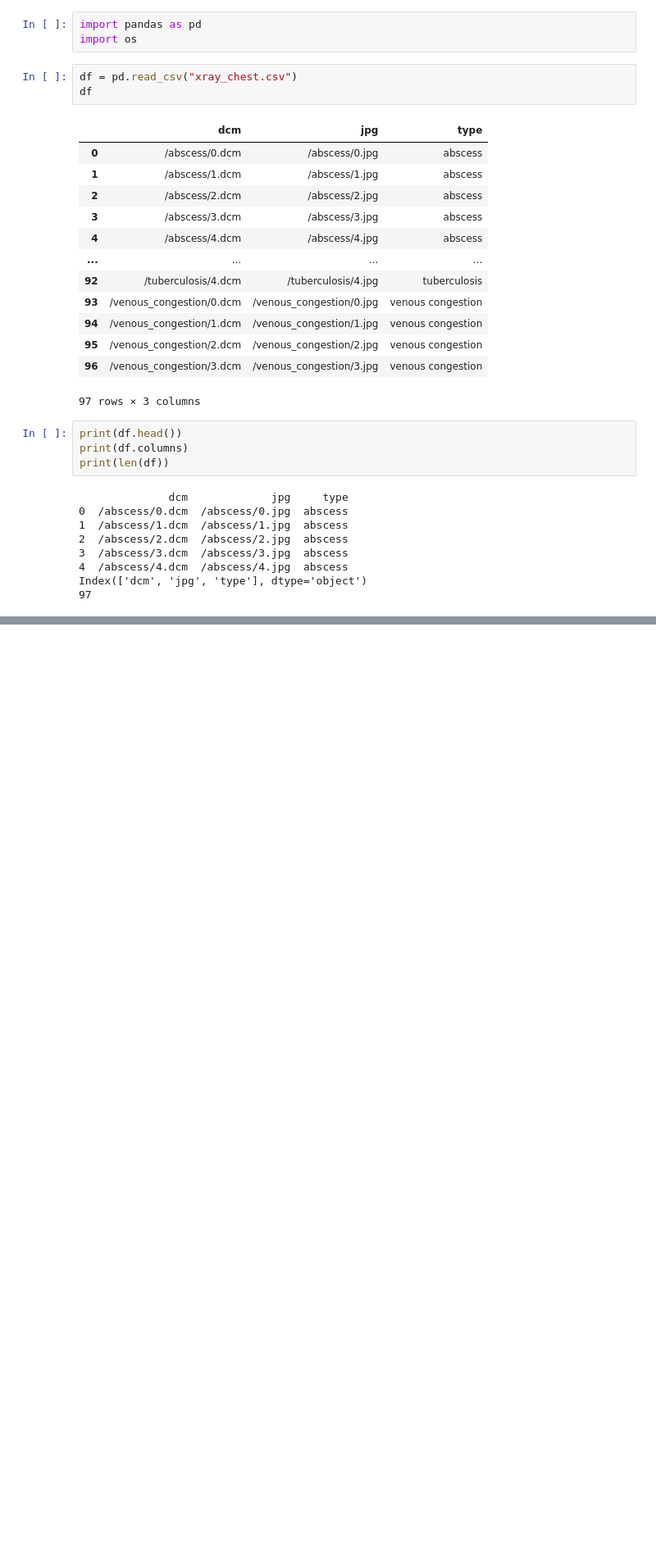
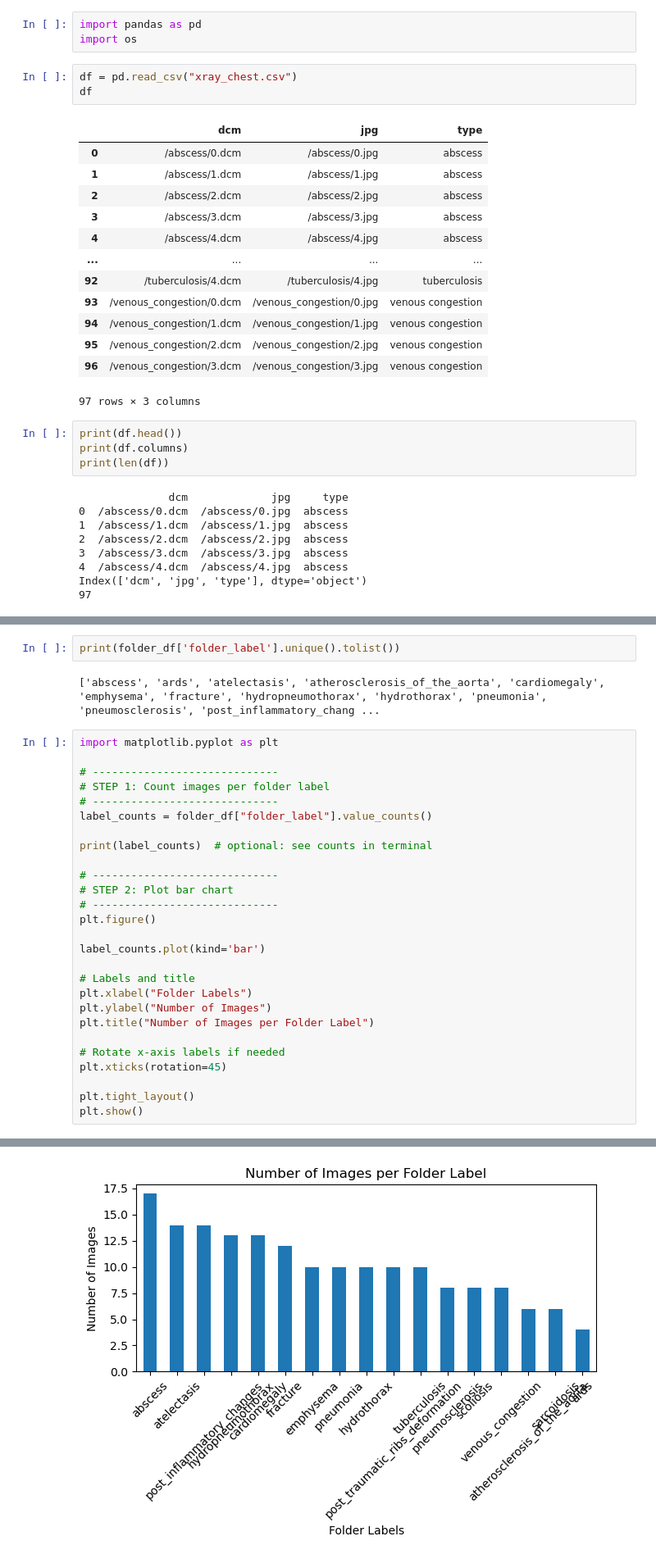
Before and after one commit to rgurung977/cxr-analysis, a Jupyter notebook: Untitled.ipynb, the cells around one changed output, grey strips where cells are left out. Shown at 82% size. Saved outputs shown, nothing was run; the diff lists cells and outputs as text; blank space fills up the shorter version.

```diff
--- a/Untitled.ipynb
+++ b/Untitled.ipynb
@@ -61,0 +285,32 @@ total images in folders: 173
+# %%
+print(folder_df['folder_label'].unique().tolist())
+# %% [output]
+['abscess', 'ards', 'atelectasis', 'atherosclerosis_of_the_aorta', 'cardiomegaly', 'emphysema', 'fracture', 'hydropneumothorax', 'hydrothorax', 'pneumonia', 'pneumosclerosis', 'post_inflammatory_chang ...
+# %%
+import matplotlib.pyplot as plt
+
+# -----------------------------
+# STEP 1: Count images per folder label
+# -----------------------------
+label_counts = folder_df["folder_label"].value_counts()
+
+print(label_counts)  # optional: see counts in terminal
+
+# -----------------------------
+# STEP 2: Plot bar chart
+# -----------------------------
+plt.figure()
+
+label_counts.plot(kind='bar')
+
+# Labels and title
+plt.xlabel("Folder Labels")
+plt.ylabel("Number of Images")
+plt.title("Number of Images per Folder Label")
+
+# Rotate x-axis labels if needed
+plt.xticks(rotation=45)
+
+plt.tight_layout()
+plt.show()
+# %% [output]
@@ -61,0 +336 @@ total images in folders: 173
+[figure, added]
```
Also changed, not shown: parts of 12 cells of this notebook.
